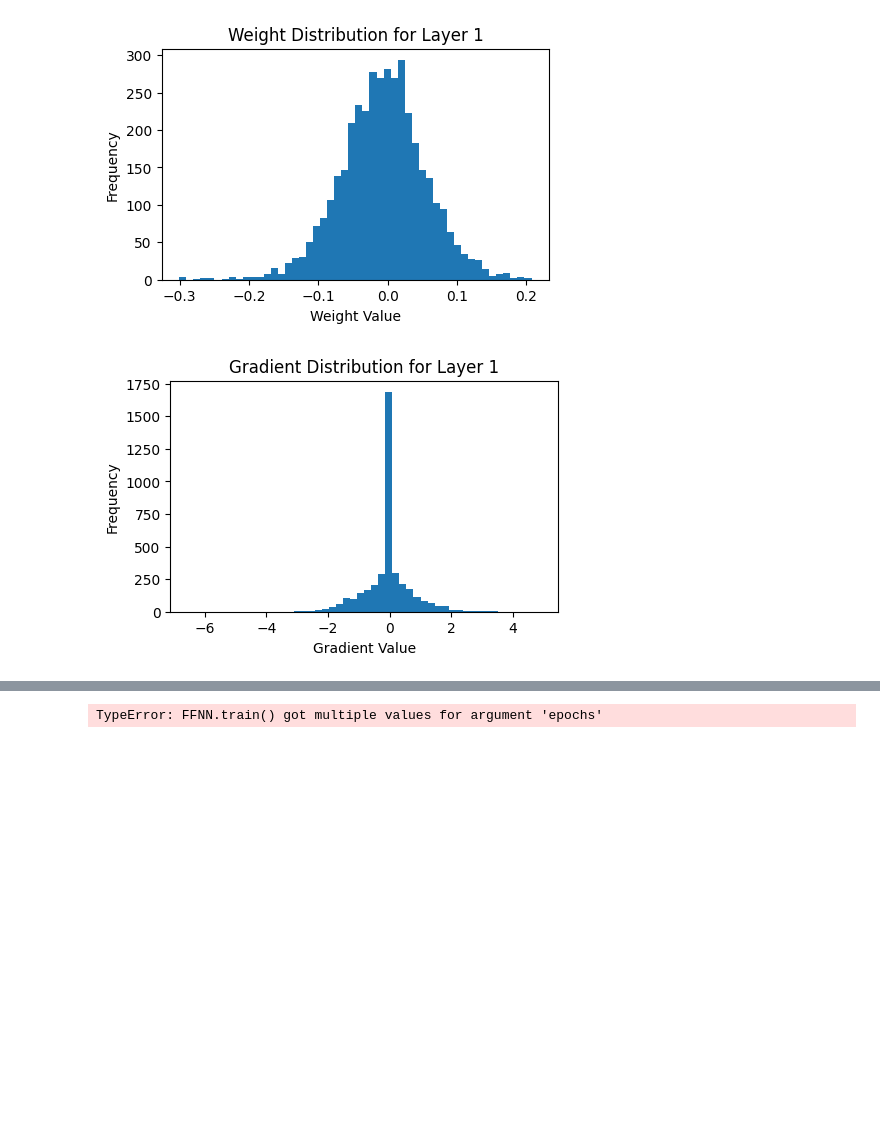
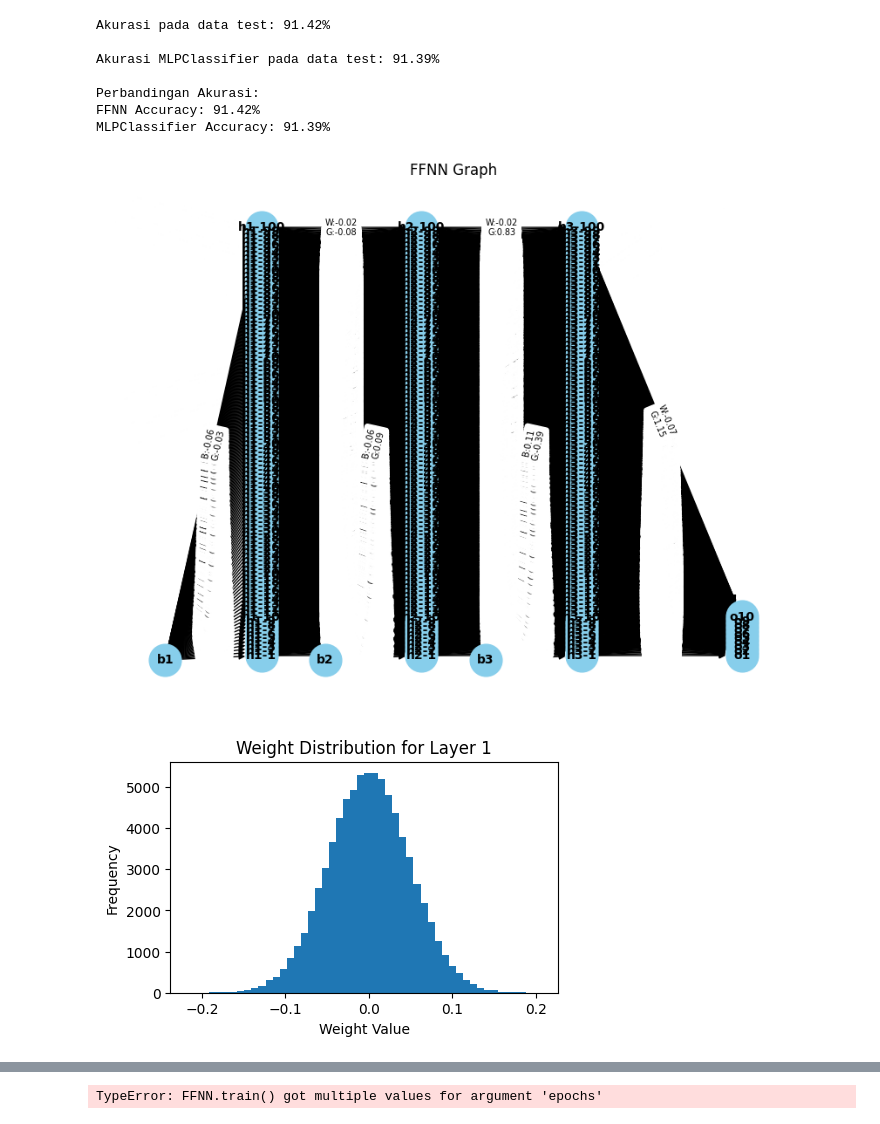
Before and after one commit to pandaandsushi/IF3270_Tubes1_FFNN, a Jupyter notebook: src/notebook.ipynb, the cells around one changed output, grey strips where cells are left out. Cells and saved outputs as stored; diff of their text form; code cells hidden in the pictures; blank space fills up the shorter version.

Commit message:
feat: add comparison with MLP scikit-learn

```diff
--- a/src/notebook.ipynb
+++ b/src/notebook.ipynb
@@ -85,10 +85,11 @@ ffnn.score(X_test, y_test)
 # %%
 from importlib import reload
-import main  # Memastikan file 'main' diimpor
-reload(main)  # Memuat ulang file main.py
+import main
+reload(main)
 from main import FFNN
 import numpy as np
 from sklearn.preprocessing import OneHotEncoder
+from sklearn.neural_network import MLPClassifier
 
 def main(X_train, X_test, y_train, y_test):
     load_choice = input("Apakah ingin Load Model? (y/n): ")
@@ -142,7 +143,17 @@ def main(X_train, X_test, y_train, y_test):
 
         # Input activation function
         act_functions = input(f"Masukkan jenis activation function ({default_activation}): ")
-        act_functions = act_functions if act_functions else default_activation
+
+        # Validasi untuk penyesuaian dengan MLP Scikit-Learn
+        valid_act = ['linear', 'sigmoid', 'relu', 'tanh']
+
+        if act_functions == 'linear':
+            act_functions_mlp = 'identity'
+        elif act_functions == 'sigmoid':
+            act_functions_mlp = 'logistic'
+        else:
+            act_functions_mlp = act_functions if act_functions else default_activation
+
         arr_of_act = [act_functions] * (n_layer + 1)
 
         # Input loss function
@@ -231,14 +242,27 @@ def main(X_train, X_test, y_train, y_test):
         accuracy = np.mean(y_pred == y_true)
         print("Akurasi pada data test: %.2f%%" % (accuracy * 100))
         print()
+        valid_activations = ['linear', 'sigmoid', 'relu', 'tanh']
+        if act_functions not in valid_activations:
+            print(f"Activation function '{act_functions}' tidak didukung oleh MLPClassifier, sehingga comparison tidak dibandingkan.")
+            return
+        else:
+            mlp = MLPClassifier(hidden_layer_sizes=arr_of_layer[1:-1], activation=act_functions_mlp, solver='adam', learning_rate_init=learning_rate, max_iter=epochs, random_state=42)
+            mlp.fit(X_train, y_train)
+            accuracy_mlp = mlp.score(X_test, y_test)
+            print(f"Akurasi MLPClassifier pada data test: {accuracy_mlp * 100:.2f}%")
 
-        layer_input = input("Layer mana yang mau dilihat distribusinya? (misal: 1 2) ")
+            print("\nPerbandingan Akurasi:")
+            print(f"FFNN Accuracy: {accuracy * 100:.2f}%")
+            print(f"MLPClassifier Accuracy: {accuracy_mlp * 100:.2f}%")
+            print()
+            layer_input = input("Layer mana yang mau dilihat distribusinya? (misal: 1 2) ")
 
-        layer_idx = [int(layer) - 1 for layer in layer_input.split()] if layer_input else default_layer_input
+            layer_idx = [int(layer) - 1 for layer in layer_input.split()] if layer_input else default_layer_input
 
-        model.plot_model_structure()
-        model.weight_dist_plot(layer_idx)
-        model.grad_dist_plot(layer_idx)
+            model.plot_model_structure()
+            model.weight_dist_plot(layer_idx)
+            model.grad_dist_plot(layer_idx)
 
         save_choice = input("Apakah ingin menyimpan model latih? (y/n): ").lower()
         if save_choice == 'y':
@@ -256,2 +294,9 @@ Akurasi pada data test: 70.15%
+Akurasi pada data test: 91.42%
+
+Akurasi MLPClassifier pada data test: 91.39%
+
+Perbandingan Akurasi:
+FFNN Accuracy: 91.42%
+MLPClassifier Accuracy: 91.39%
-[figure, old version]
+[figure, new version]
-[figure, old version]
+[figure, new version]
```
Also changed, not shown: parts of 5 cells of this notebook.
